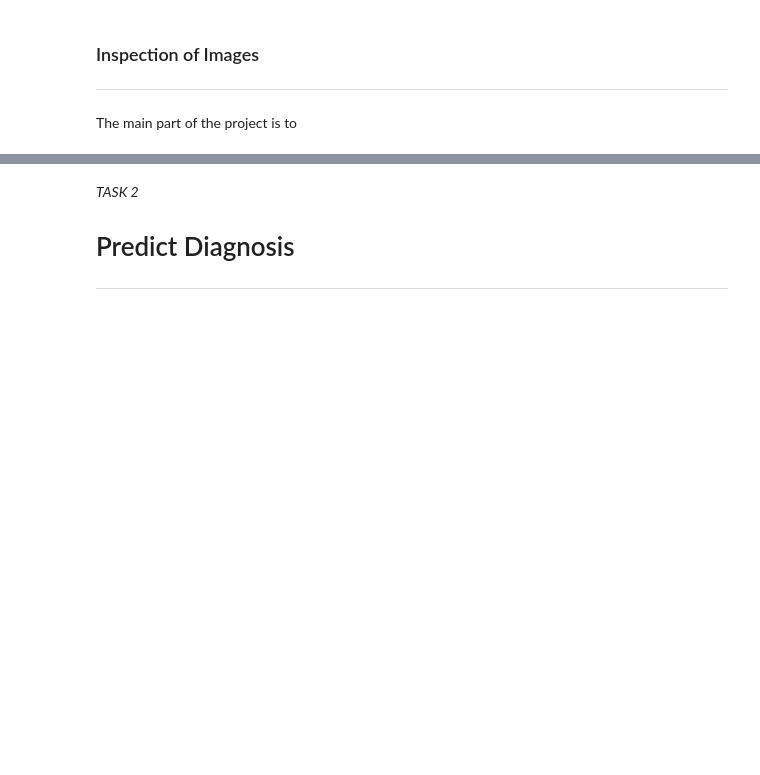
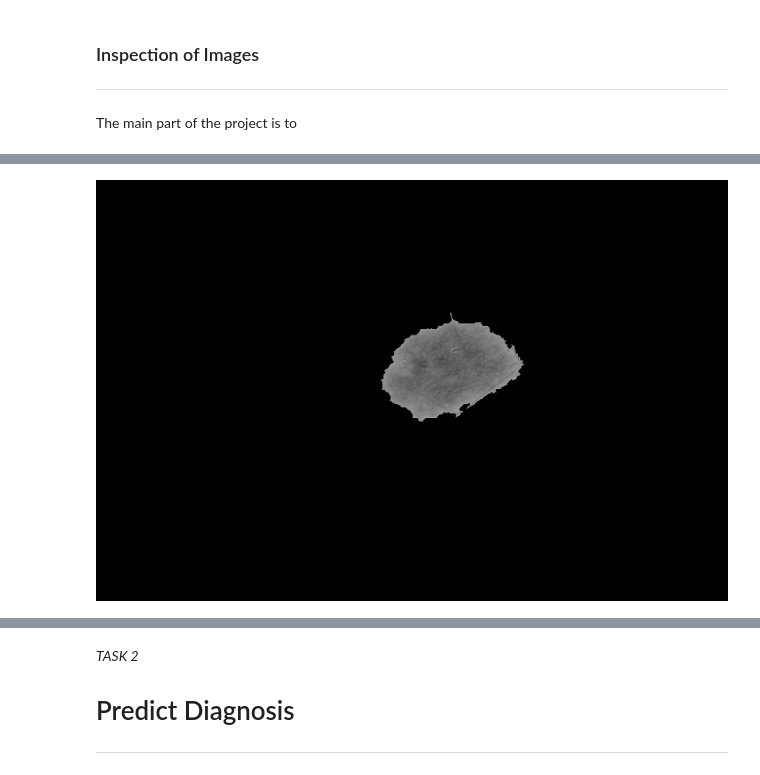
Before and after one commit to mikasenghaas/skin-lesion-detection, a Jupyter notebook: notebooks/project3.ipynb, the cells around one changed output, grey strips where cells are left out. Drawn from its saved outputs; the diff is of its cells as text; code cells hidden in the pictures; blank space fills up the shorter version.

```diff
--- a/notebooks/project3.ipynb
+++ b/notebooks/project3.ipynb
@@ -175,7 +244,9 @@ print(c, c2)
 # %%
-print(img2.size)
-img2_mask.size
+ex_img_mask.size
 #https://note.nkmk.me/en/python-pillow-composite/
-testIm = Image.composite(img2,img2_mask,img2_mask)
+#non rgb image transforms the final image to greyscale
+testIm = Image.composite(ex_img, ex_img_mask, ex_img_mask)
 testIm
+# %% [output]
+[figure, added]
 # %%
```
Also changed, not shown: parts of 32 cells of this notebook, 2 other files.
